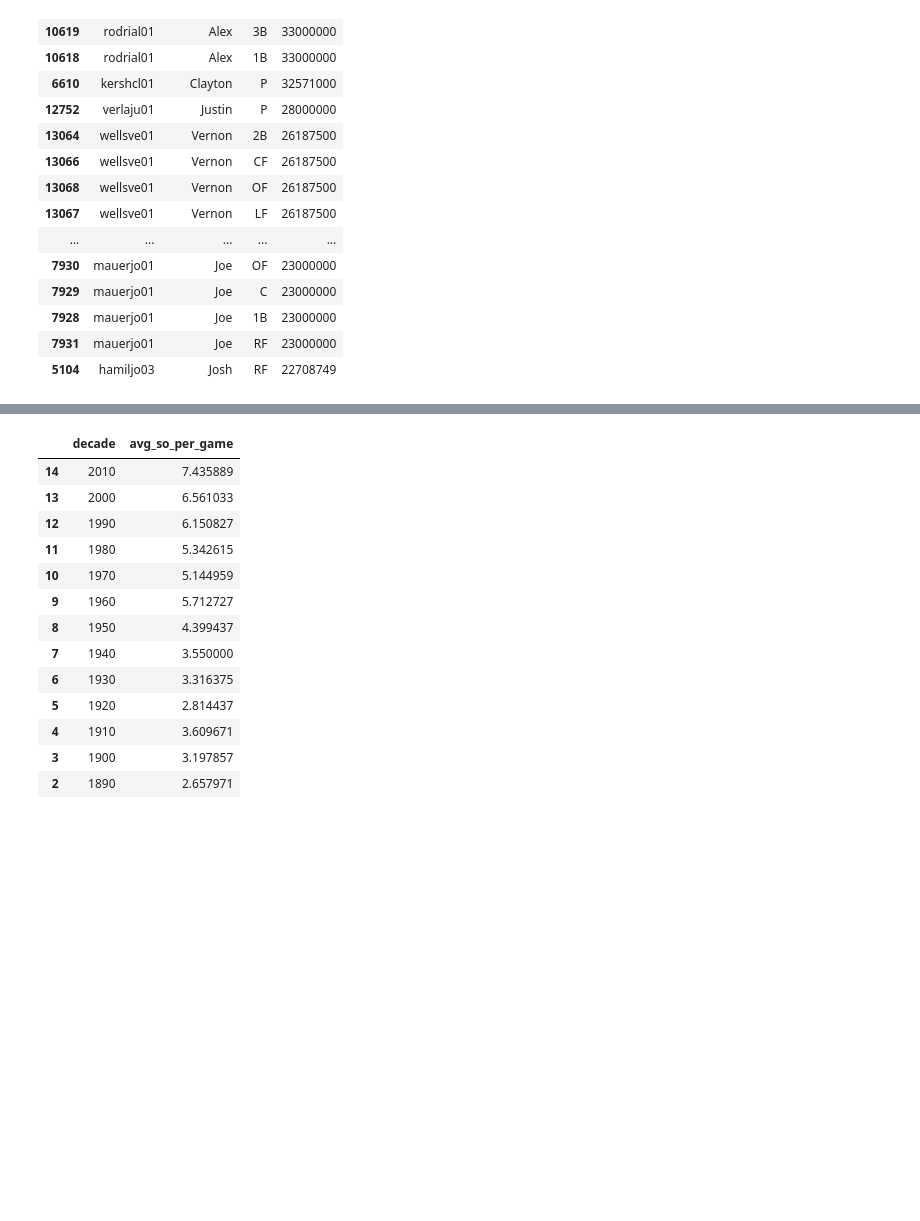
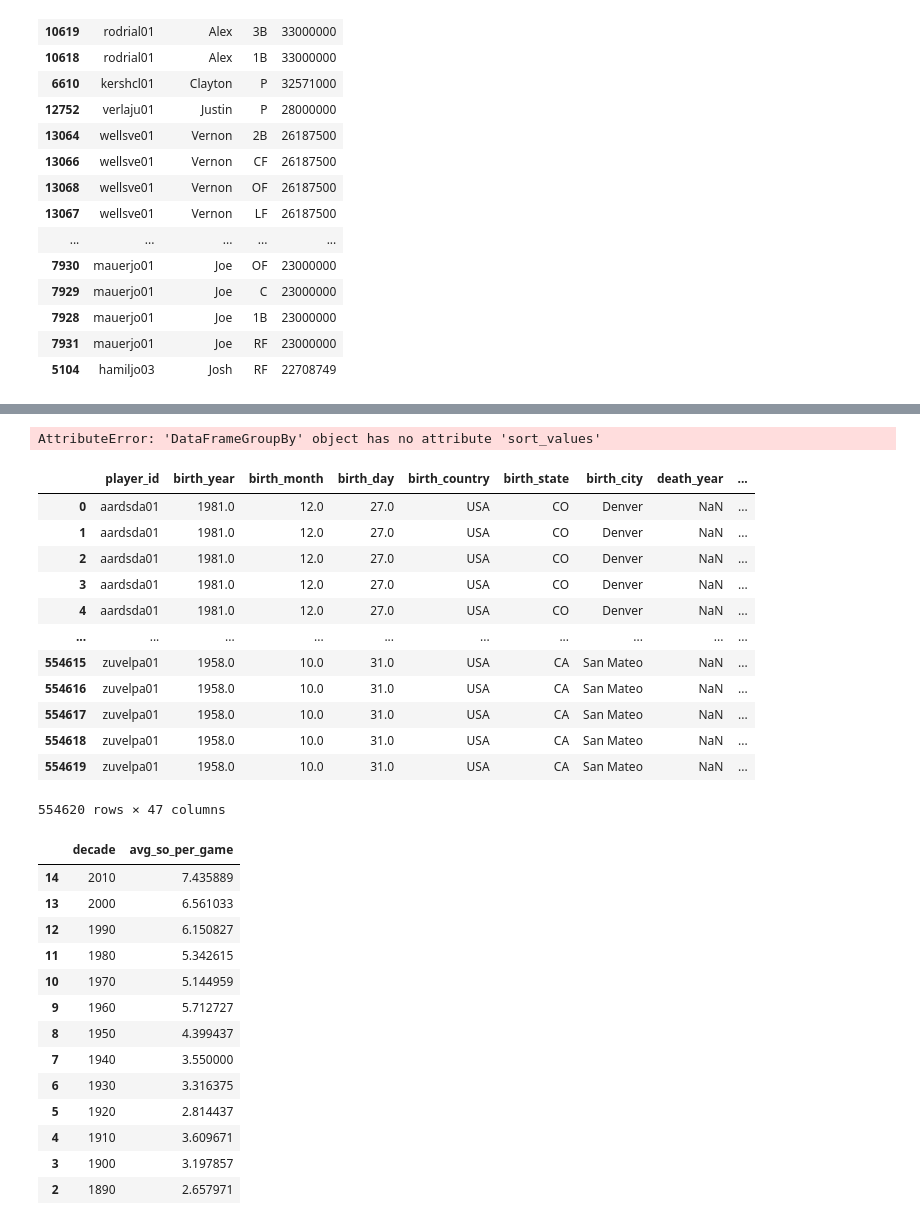
Before and after one commit to andresdr11/_MLB-Database-Analysis_, a Jupyter notebook: Python/PruebasAndres.ipynb, the cells around one changed output, grey strips where cells are left out. Saved outputs shown, nothing was run; the diff lists cells and outputs as text; code cells hidden in the pictures; blank space fills up the shorter version.

```diff
--- a/Python/PruebasAndres.ipynb
+++ b/Python/PruebasAndres.ipynb
@@ -211,3 +254,33 @@ KeyError: 'year'
+# %%
+#12
+merged_df = pd.merge(player, salary, on = 'player_id')
+full_merge = pd.merge(merged_df, fielding, on = 'player_id')
+avg_salary = salary[salary['year']==2015].salary.mean()
+avg_salary
+filtered_df = full_merge[(full_merge['salary']>avg_salary) & (full_merge['year_y']==2015) & (full_merge['pos']=='P')]
+grouped_df = filtered_df.groupby(['name_first', 'salary']).reset_index()
+result_df = grouped_df.sort_values(by='salary', ascending=False).head(25)
+result_df
+# %% [output]
+AttributeError: 'DataFrameGroupBy' object has no attribute 'sort_values'
+# %%
+merged_df = pd.merge(player, salary, on='player_id')
+merged_df = pd.merge(merged_df, fielding, on='player_id')
+merged_df
+# %% [output]
+|  | player_id | birth_year | birth_month | birth_day | birth_country | birth_state | birth_city | death_year | ... |
+| 0 | aardsda01 | 1981.0 | 12.0 | 27.0 | USA | CO | Denver | NaN | ... |
+| 1 | aardsda01 | 1981.0 | 12.0 | 27.0 | USA | CO | Denver | NaN | ... |
+| 2 | aardsda01 | 1981.0 | 12.0 | 27.0 | USA | CO | Denver | NaN | ... |
+| 3 | aardsda01 | 1981.0 | 12.0 | 27.0 | USA | CO | Denver | NaN | ... |
+| 4 | aardsda01 | 1981.0 | 12.0 | 27.0 | USA | CO | Denver | NaN | ... |
+| ... | ... | ... | ... | ... | ... | ... | ... | ... | ... |
+| 554615 | zuvelpa01 | 1958.0 | 10.0 | 31.0 | USA | CA | San Mateo | NaN | ... |
+| 554616 | zuvelpa01 | 1958.0 | 10.0 | 31.0 | USA | CA | San Mateo | NaN | ... |
+| 554617 | zuvelpa01 | 1958.0 | 10.0 | 31.0 | USA | CA | San Mateo | NaN | ... |
+| 554618 | zuvelpa01 | 1958.0 | 10.0 | 31.0 | USA | CA | San Mateo | NaN | ... |
+| 554619 | zuvelpa01 | 1958.0 | 10.0 | 31.0 | USA | CA | San Mateo | NaN | ... |
+554620 rows × 47 columns
 # %%
 #13
 team['decade'] = (team.year // 10) * 10
```
Also changed, not shown: parts of 2 cells of this notebook.
